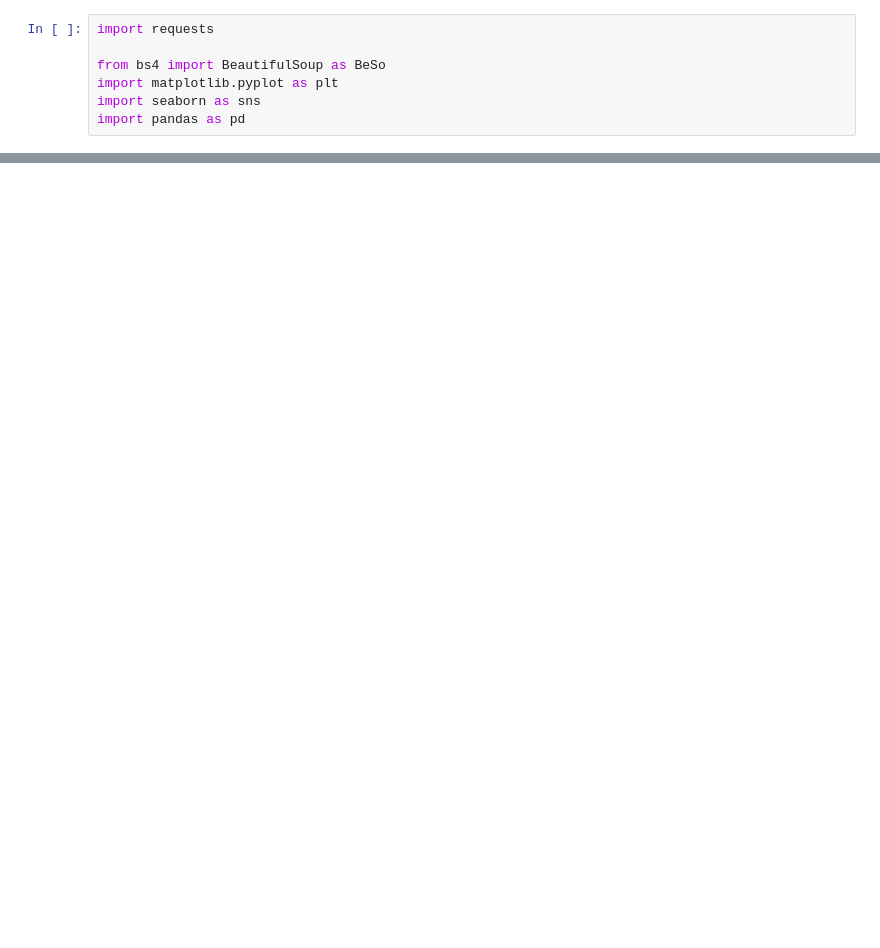
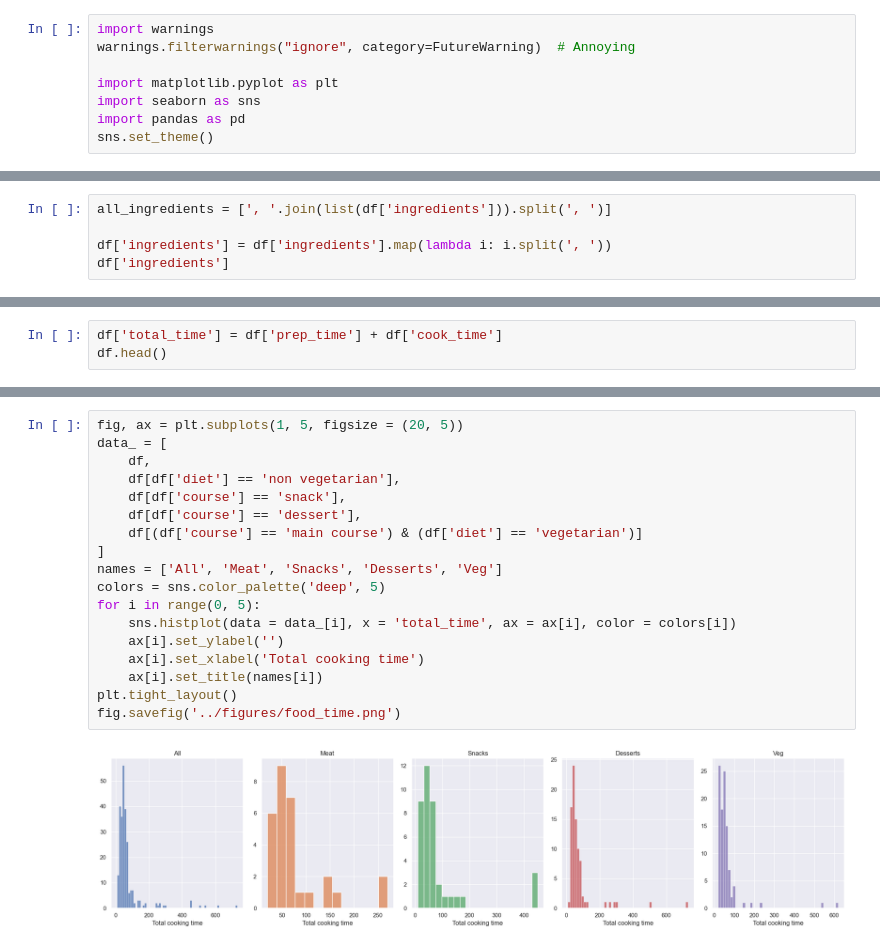
Before and after one commit to dmshakur/indian-food-data-analysis, a Jupyter notebook: notebooks/data_analysis.ipynb, the cells around one changed output, grey strips where cells are left out. Saved outputs shown, nothing was run; the diff lists cells and outputs as text; blank space fills up the shorter version.

Commit message:
Working on EDA for cooking time and courses in data_analysis.ipynb.

```diff
--- a/notebooks/data_analysis.ipynb
+++ b/notebooks/data_analysis.ipynb
@@ -1,7 +1,8 @@
 # %%
-import requests
+import warnings
+warnings.filterwarnings("ignore", category=FutureWarning)  # Annoying
 
-from bs4 import BeautifulSoup as BeSo
 import matplotlib.pyplot as plt
 import seaborn as sns
 import pandas as pd
+sns.set_theme()
@@ -45,0 +44,5 @@ all_ingredients, len(all_ingredients)
+# %%
+all_ingredients = [', '.join(list(df['ingredients'])).split(', ')]
+
+df['ingredients'] = df['ingredients'].map(lambda i: i.split(', '))
+df['ingredients']
@@ -45,0 +64,3 @@ all_ingredients, len(all_ingredients)
+# %%
+df['total_time'] = df['prep_time'] + df['cook_time']
+df.head()
@@ -45,0 +74,20 @@ all_ingredients, len(all_ingredients)
+# %%
+fig, ax = plt.subplots(1, 5, figsize = (20, 5))
+data_ = [
+    df,
+    df[df['diet'] == 'non vegetarian'],
+    df[df['course'] == 'snack'],
+    df[df['course'] == 'dessert'],
+    df[(df['course'] == 'main course') & (df['diet'] == 'vegetarian')]
+]
+names = ['All', 'Meat', 'Snacks', 'Desserts', 'Veg']
+colors = sns.color_palette('deep', 5)
+for i in range(0, 5):
+    sns.histplot(data = data_[i], x = 'total_time', ax = ax[i], color = colors[i])
+    ax[i].set_ylabel('')
+    ax[i].set_xlabel('Total cooking time')
+    ax[i].set_title(names[i])
+plt.tight_layout()
+fig.savefig('../figures/food_time.png')
+# %% [output]
+[figure, added]
```
Also changed, not shown: parts of 17 cells of this notebook, 2 other files.
